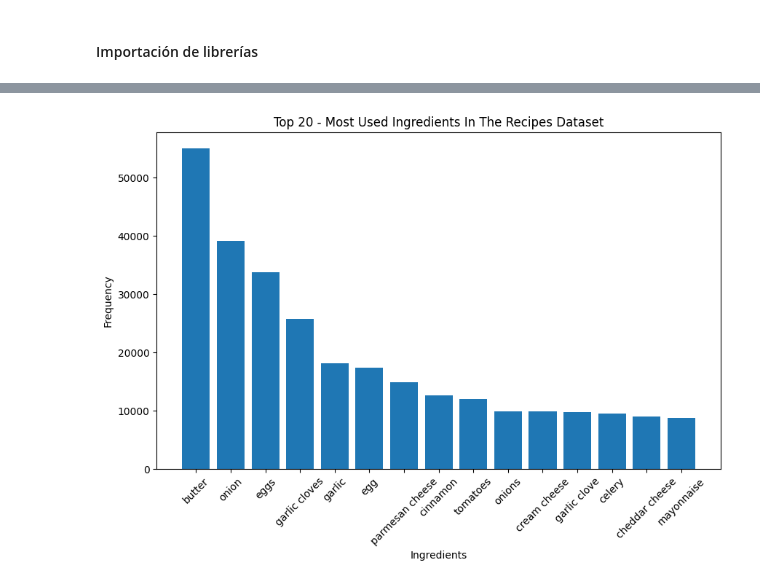
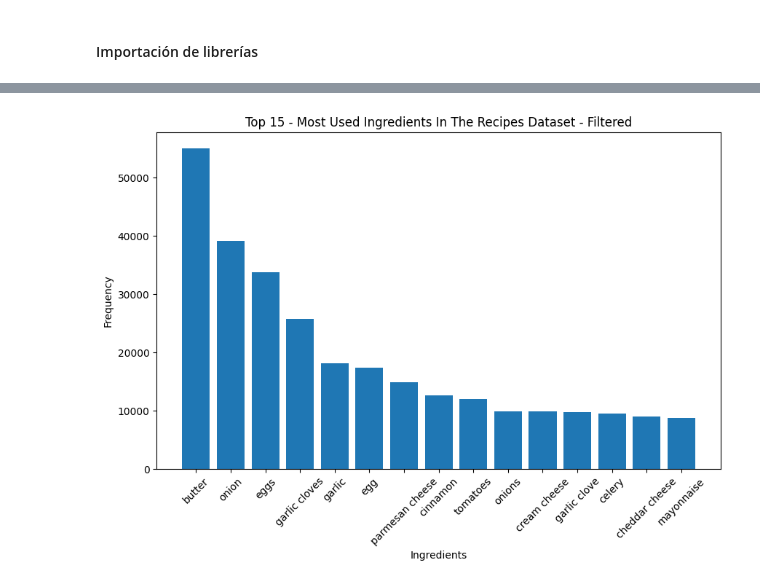
Before and after one commit to MGonza20/ProyectoFinal_DeepLearning, a Jupyter notebook: Exploratory_Analysis.ipynb, the cells around one changed output, grey strips where cells are left out. Saved outputs shown, nothing was run; the diff lists cells and outputs as text; code cells hidden in the pictures.

```diff
--- a/Exploratory_Analysis.ipynb
+++ b/Exploratory_Analysis.ipynb
@@ -21,3 +23,18 @@ recipes.head()
 | 2 | all in the kitchen chili | 112140 | 130 | 196586 | 2005-02-25 | ['time-to-make', 'course', 'prepa... | [269.8, 22.0, 32.0, 48.0, 39.0, 2... | 6 | ['brown ground beef in large pot'... | ... |
 | 3 | alouette potatoes | 59389 | 45 | 68585 | 2003-04-14 | ['60-minutes-or-less', 'time-to-m... | [368.1, 17.0, 10.0, 2.0, 14.0, 8.... | 11 | ['place potatoes in a large pot o... | ... |
 | 4 | amish tomato ketchup for canning | 44061 | 190 | 41706 | 2002-10-25 | ['weeknight', 'time-to-make', 'co... | [352.9, 1.0, 337.0, 23.0, 3.0, 0.... | 5 | ['mix all ingredients& boil for 2... | ... |
+# %%
+ingredients = []
+for ingredients_list in recipes["ingredients"]: ingredients.extend(ingredients_list)
+
+ingredients_count = Counter(ingredients)
+top_15_ingredientes = ingredients_count.most_common(15)
+ingredients, count = zip(*top_15_ingredientes)
+
+plt.figure(figsize=(10, 6))
+plt.bar(ingredients, count)
+plt.xlabel('Ingredients')
+plt.ylabel('Frequency')
+plt.title('Top 15 - Most Used Ingredients In The Recipes Dataset')
+plt.xticks(rotation=45)
+plt.show()
@@ -42,32 +61,32 @@ exclude = [
     'baking soda',
     'vanilla',
     'vanilla extract',
     'honey',
     'milk',
     'cinammon',
     'sour cream',
     'unsalted butter',
     'paprika',
     'oil',
     'soy sauce',
     'worcestershire sauce',
     'extra virgin olive oil',
     'cinammon',
     'garlic powder',
     'chicken broth'
     ]
 ingredients_count = Counter(ingredients)
 ingredients_count_filter = {ing: cnt for ing, cnt in ingredients_count.items() if ing not in exclude}
 top_15_ingredients = Counter(ingredients_count_filter).most_common(15)
 ingredients, count = zip(*top_15_ingredients)
 
 
 plt.figure(figsize=(10, 6))
 plt.bar(ingredients, count)
 plt.xlabel('Ingredients')
 plt.ylabel('Frequency')
-plt.title('Top 20 - Most Used Ingredients In The Recipes Dataset')
+plt.title('Top 15 - Most Used Ingredients In The Recipes Dataset - Filtered')
 plt.xticks(rotation=45)
 plt.show()
 # %% [output]
-[figure, old version]
+[figure, new version]
```
Also changed, not shown: parts of 4 cells of this notebook.
